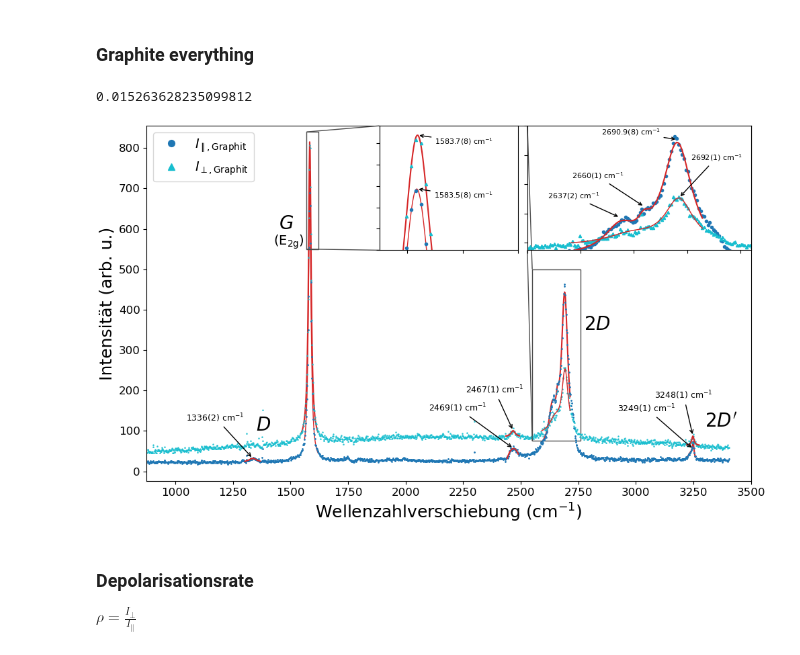
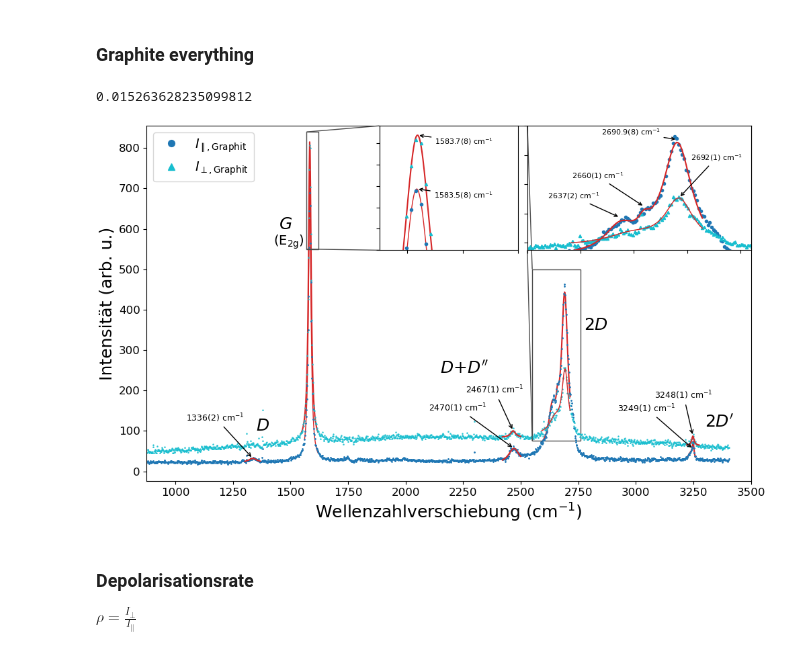
Before and after one commit to phoenixtoash/P60_Auswertung, a Jupyter notebook: notebook.ipynb, the cells around one changed output. Saved outputs shown, nothing was run; the diff lists cells and outputs as text; code cells hidden in the pictures.

```diff
--- a/notebook.ipynb
+++ b/notebook.ipynb
@@ -1260,13 +1280,19 @@ print(f'Peak 2 x0 = {params_graphite_p2[0]:.2f} +- {params_graphite_p2_error[0]:
 
 # Peak 3 at 2467 1/cm
 xdata_graphite_p3, params_graphite_p3, params_graphite_p3_error = n_lorentzians_fit(df_graphit_parallel, lorentzian,
-2440, 2490, [2465, 20, 62, 30])
-print(f'Peak 3 x0 = {params_graphite_p3[0]:.2f} +- {params_graphite_p3_error[0]:.2f}')
+2420, 2500, [2467, 10, 70, 30])
+print(f'Peak 3 x0 = {params_graphite_p3[2]:.2f} +- {params_graphite_p3_error[2]:.2f}')
 
 # Triple Peak 4 at 2690 1/cm
 xdata_graphite_p4, params_graphite_p4, params_graphite_p4_error = n_lorentzians_fit(df_graphit_parallel, three_lorentzian,
 2590, 2715, [2640, 15, 190, 2667, 15, 233, 2690, 15, 470, 100])
 print(f'Peak 4 x0 = {params_graphite_p4[6]:.2f} +- {params_graphite_p4_error[6]:.2f}')
+
+# Triple Peak 4_3 at 2690 1/cm
+xdata_graphite_p4_3, params_graphite_p4_3, params_graphite_p4_3_error = n_lorentzians_fit(df_graphit_parallel, lorentzian,
+2666, 2715, [2690, 15, 470, 100])
+print(f'Peak 4_3 x0 = {params_graphite_p4_3[0]:.2f} +- {params_graphite_p4_3_error[0]:.2f}')
+
 
 # Double Peak 5 at 3240 1/cm
 xdata_graphite_p5, params_graphite_p5, params_graphite_p5_error = n_lorentzians_fit(df_graphit_parallel, double_lorentzian,
@@ -1293,6 +1319,8 @@ ax.plot(xdata_graphite_p4, three_lorentzian(xdata_graphite_p4, *params_graphite_
 # ax.plot(xdata_graphite_p4, lorentzian(xdata_graphite_p4, *(list(params_graphite_p4[3:6]) + [params_graphite_p4[-1]])))
 # ax.plot(xdata_graphite_p4, lorentzian(xdata_graphite_p4, *(list(params_graphite_p4[6:9]) + [params_graphite_p4[-1]])))
 
+#ax.plot(xdata_graphite_p4_3, lorentzian(xdata_graphite_p4_3, *params_graphite_p4_3))
+
 ax.plot(xdata_graphite_p5, double_lorentzian(xdata_graphite_p5, *params_graphite_p5))
 # ax.plot(xdata_graphite_p5, lorentzian(xdata_graphite_p5, *(list(params_graphite_p5[0:3]) + [params_graphite_p5[-1]])))
 # ax.plot(xdata_graphite_p5, lorentzian(xdata_graphite_p5, *(list(params_graphite_p5[3:6]) + [params_graphite_p5[-1]])))
@@ -1327,7 +1355,7 @@ print(f'Peak 1 x0 = {params_graphite_per_p1[0]:.2f} +- {params_graphite_per_p1_e
 
 # Peak 2 at 2467 1/cm
 xdata_graphite_per_p2, params_graphite_per_p2, params_graphite_per_p2_error = n_lorentzians_fit(df_graphit_perpendicular, lorentzian,
-2435, 2495, [2467, 20, 107, 80])
+2420, 2500, [2467, 20, 107, 80])
 print(f'Peak 2 x0 = {params_graphite_per_p2[0]:.2f} +- {params_graphite_per_p2_error[0]:.2f}')
 
 
@@ -1339,7 +1367,9 @@ print(f'Peak 2 x0 = {params_graphite_per_p2[0]:.2f} +- {params_graphite_per_p2_e
 # Double Peak at 2692 1/cm
 xdata_graphite_per_p3, params_graphite_per_p3, params_graphite_per_p3_error = n_lorentzians_fit(df_graphit_perpendicular, double_lorentzian,
 2590, 2715, [2633, 10, 156, 2690, 15, 258, 90])
-
+# second Peak
+xdata_graphite_per_p3_2, params_graphite_per_p3_2, params_graphite_per_p3_2_error = n_lorentzians_fit(df_graphit_perpendicular, lorentzian,
+2660, 2715, [2690, 15, 258, 90])
 
 # Peak 4 at 3248 1/cm
 xdata_graphite_per_p4, params_graphite_per_p4, params_graphite_per_p4_error = n_lorentzians_fit(df_graphit_perpendicular, lorentzian,
@@ -1373,6 +1403,9 @@ ax.plot(xdata_graphite_per_p3, double_lorentzian(xdata_graphite_per_p3, *params_
 ax.plot(xdata_graphite_per_p3, lorentzian(xdata_graphite_per_p3, *(list(params_graphite_per_p3[0:3]) + [params_graphite_per_p3[-1]])))
 ax.plot(xdata_graphite_per_p3, lorentzian(xdata_graphite_per_p3, *(list(params_graphite_per_p3[3:6]) + [params_graphite_per_p3[-1]])))
 
+ax.plot(xdata_graphite_per_p3_2, lorentzian(xdata_graphite_per_p3_2, *params_graphite_per_p3_2))
+
+
 ax.plot(xdata_graphite_per_p4, lorentzian(xdata_graphite_per_p4, *params_graphite_per_p4))
 
 
@@ -1381,8 +1414,8 @@ ax.set_xlabel(r'Wellenzahlverschiebung ($cm^{-1}$)', fontsize=18)
 ax.set_ylabel('Intensität (counts)', fontsize=18)
 ax.tick_params(axis='both', which='major', labelsize=12)
 ax.legend(fontsize=14)
-ax.set_xlim(2500, 2750)
-ax.set_ylim(0,300)
+# ax.set_xlim(2500, 2750)
+# ax.set_ylim(0,300)
 # %% [markdown]
 ### Graphite everything
 # %%
@@ -1546,38 +1579,39 @@ axins2.annotate(text=f'{params_graphite_per_p3[3]:.0f}({sum_of_errors([params_gr
 # empty inset labels
 axins.set_xticklabels([])
 axins.set_yticklabels([])
 
 axins2.set_xticklabels([])
 axins2.set_yticklabels([])
 
 
 # text in figure
-ax.text(1350, 100, r'$\mathit{D}$', fontsize=20)
-ax.text(1450, 600, r'$\mathit{G}$', fontsize=20)
+ax.text(1350, 100, r'$\mathit{D}$', fontsize=18)
+ax.text(1450, 600, r'$\mathit{G}$', fontsize=18)
 ax.text(1425, 560, r'$(E_{2g})$', fontsize=14)
-ax.text(2775, 350, r'$\mathit{2D}$', fontsize=20)
-ax.text(3300, 110, r"$\mathit{2D'}$", fontsize=20)
+ax.text(2775, 350, r'$\mathit{2D}$', fontsize=18)
+ax.text(3300, 110, r"$\mathit{2D'}$", fontsize=18)
+ax.text(2150, 242, r"$\mathit{D}$+$\mathit{D''}$", fontsize=18)
 
 
 
 # figure settings
 ax.set_xlabel(r'Wellenzahlverschiebung ($cm^{-1}$)', fontsize=18)
 ax.set_ylabel('Intensität (arb. u.)', fontsize=18)
 ax.tick_params(axis='both', which='major', labelsize=12)
 ax.legend(fontsize=14, markerscale=7, loc=2)
 ax.set_xlim(875, 3500)
 ax.xaxis.set_major_locator(plt.MaxNLocator(11))
 
 
 fig.savefig(r'Bilder\graphit_all.pdf', dpi=300)
 
 
 # I_D/I_G
 
 print(params_graphite_p1[2]/params_graphite_p2[2])
 # %% [output]
 0.015263628235099812
-[figure, old version]
+[figure, new version]
 # %% [markdown]
 ### Depolarisationsrate
 
```
Also changed, not shown: parts of 3 cells of this notebook, 3 other files.
